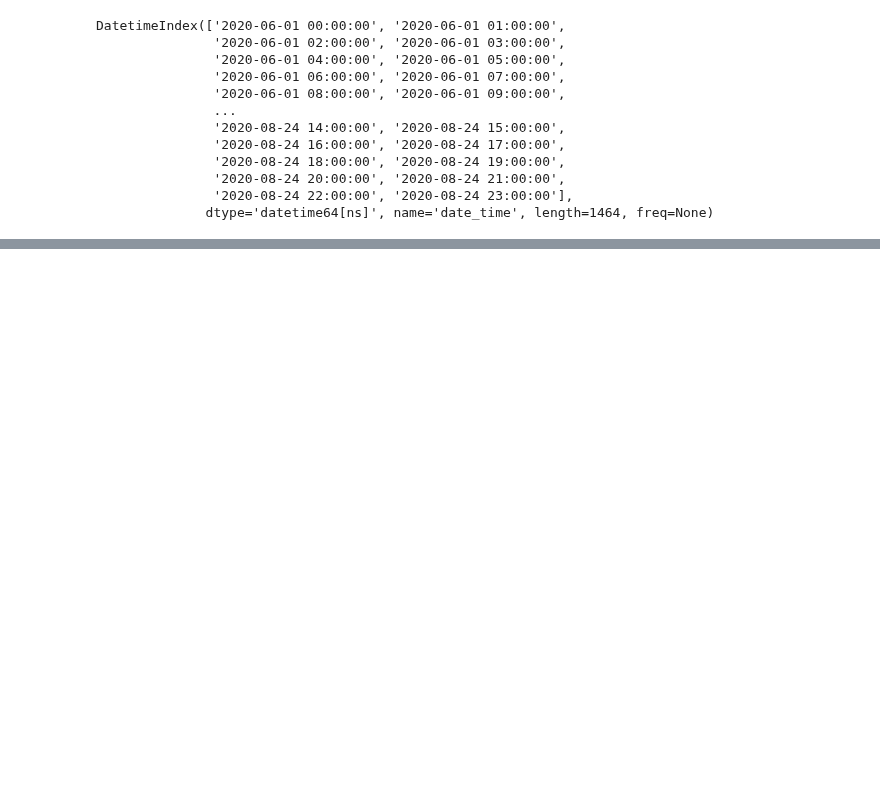
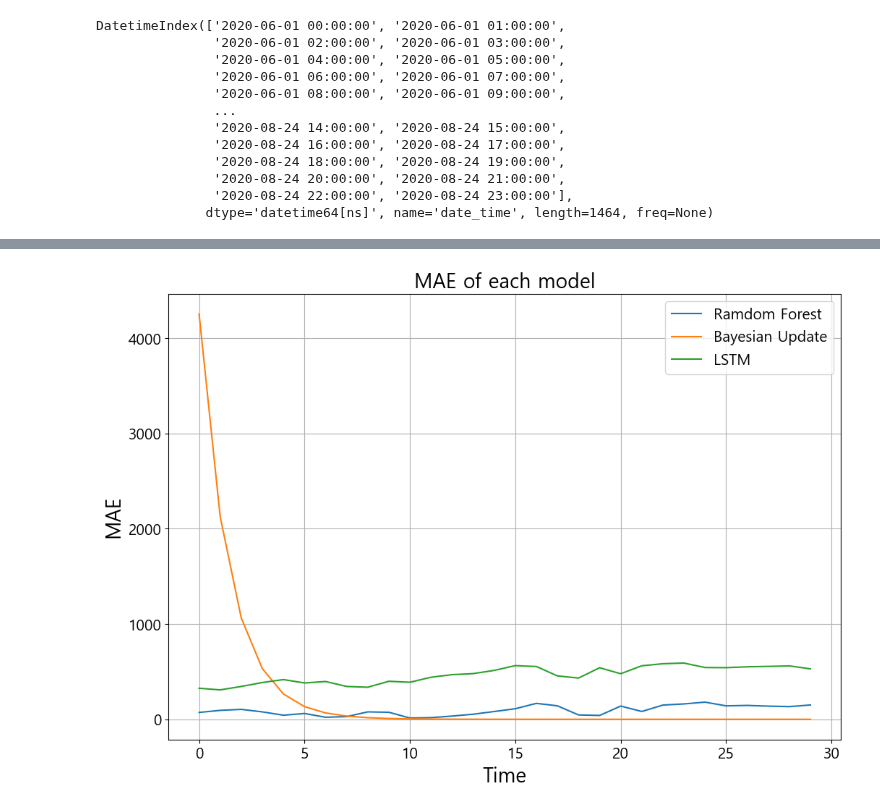
Before and after one commit to Jjineeq/Capstone_Design, a Jupyter notebook: energy_using_pred/23_08_13.ipynb, the cells around one changed output, grey strips where cells are left out. Drawn from its saved outputs; the diff is of its cells as text; code cells hidden in the pictures; blank space fills up the shorter version.

```diff
--- a/energy_using_pred/23_08_13.ipynb
+++ b/energy_using_pred/23_08_13.ipynb
@@ -154,0 +277,10 @@ plt.plot(pred_error_mae)
+# %%
+train_rf_x = train_rf[['hour', 'month', 'dayofweek']]
+test_rf_x = test_rf[['hour', 'month', 'dayofweek']]
+
+train_rf_y = train_rf['전력사용량(kWh)']
+test_rf_y = test_rf['전력사용량(kWh)']
+# %%
+rf = RandomForestRegressor(n_estimators=100, random_state=42)
+# %%
+rf.fit(train_rf_x, train_rf_y)
@@ -154,0 +309,35 @@ plt.plot(pred_error_mae)
+# %%
+rf_pred_error_mse = []
+rf_pred_error_mae = []
+
+for i in range(30):
+    # 베이지안 업데이트와 동일한 방식으로 테스트 데이터 세트 분리
+    test_data_x = test_rf_x.iloc[24 * i: 24 * (i+1)]
+    test_data_y = test_rf_y.iloc[24 * i: 24 * (i+1)]
+
+    # 예측 수행
+    predictions = rf.predict(test_data_x)
+
+    # 오차 계산
+    mse = mean_squared_error(test_data_y, predictions)
+    mae = mean_absolute_error(test_data_y, predictions)
+
+    # 오차 저장
+    rf_pred_error_mse.append(mse)
+    rf_pred_error_mae.append(mae)
+# %%
+#plt.ylim(0,300)
+plt.figure(figsize=(12,8))
+plt.plot(rf_pred_error_mae, label = 'Ramdom Forest')
+plt.plot(pred_error_mae, label = 'Bayesian Update')
+plt.plot(lstm_pred_error_mae, label = 'LSTM')
+plt.legend(fontsize = 15)
+plt.ylabel('MAE', fontsize = 20)
+plt.xlabel('Time', fontsize = 20)
+plt.xticks(fontsize = 15)
+plt.yticks(fontsize = 15)
+plt.title('MAE of each model', fontsize = 20)
+plt.grid()
+plt.show()
+# %% [output]
+[figure, added]
```
Also changed, not shown: parts of 25 cells of this notebook, 3 other files.
